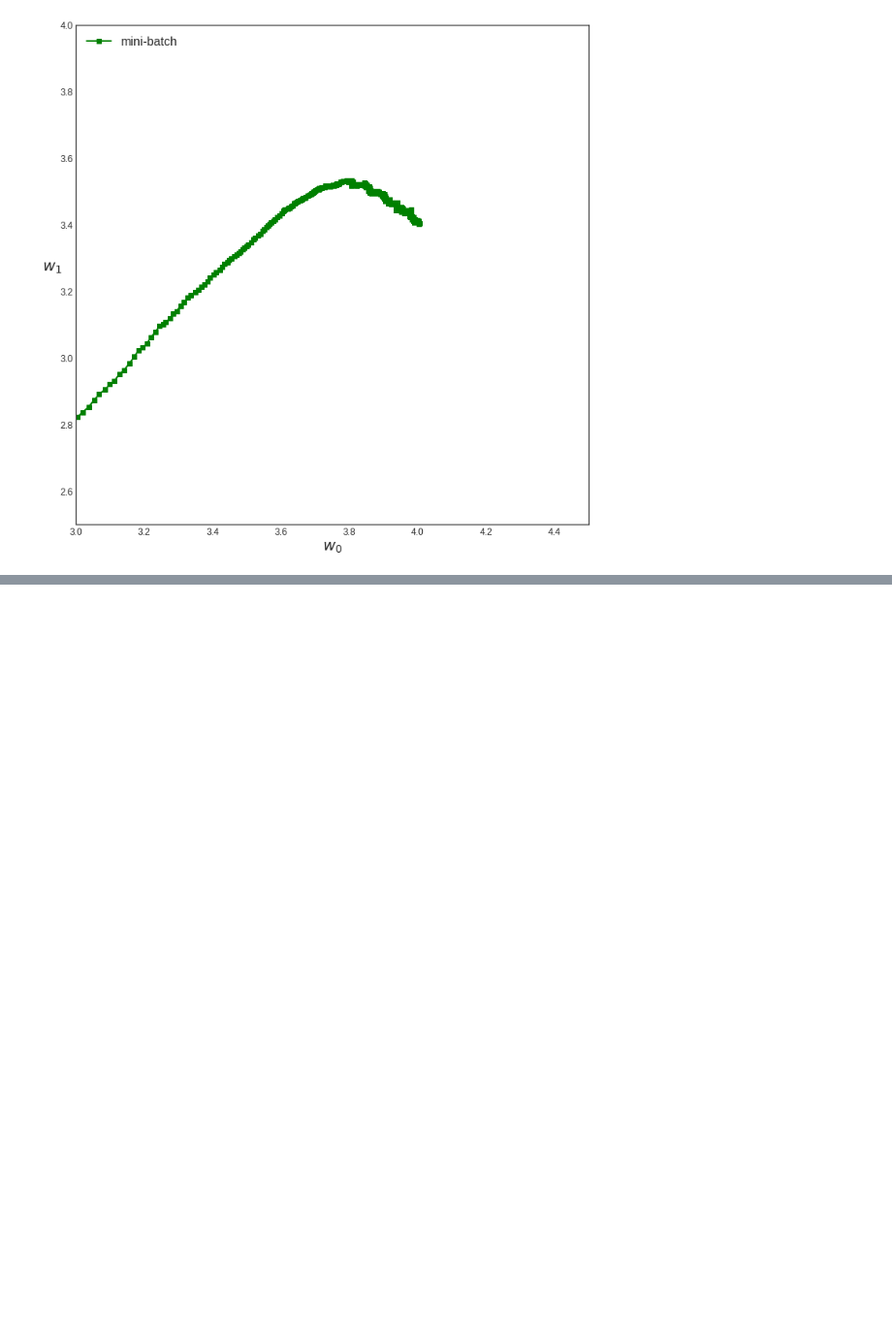
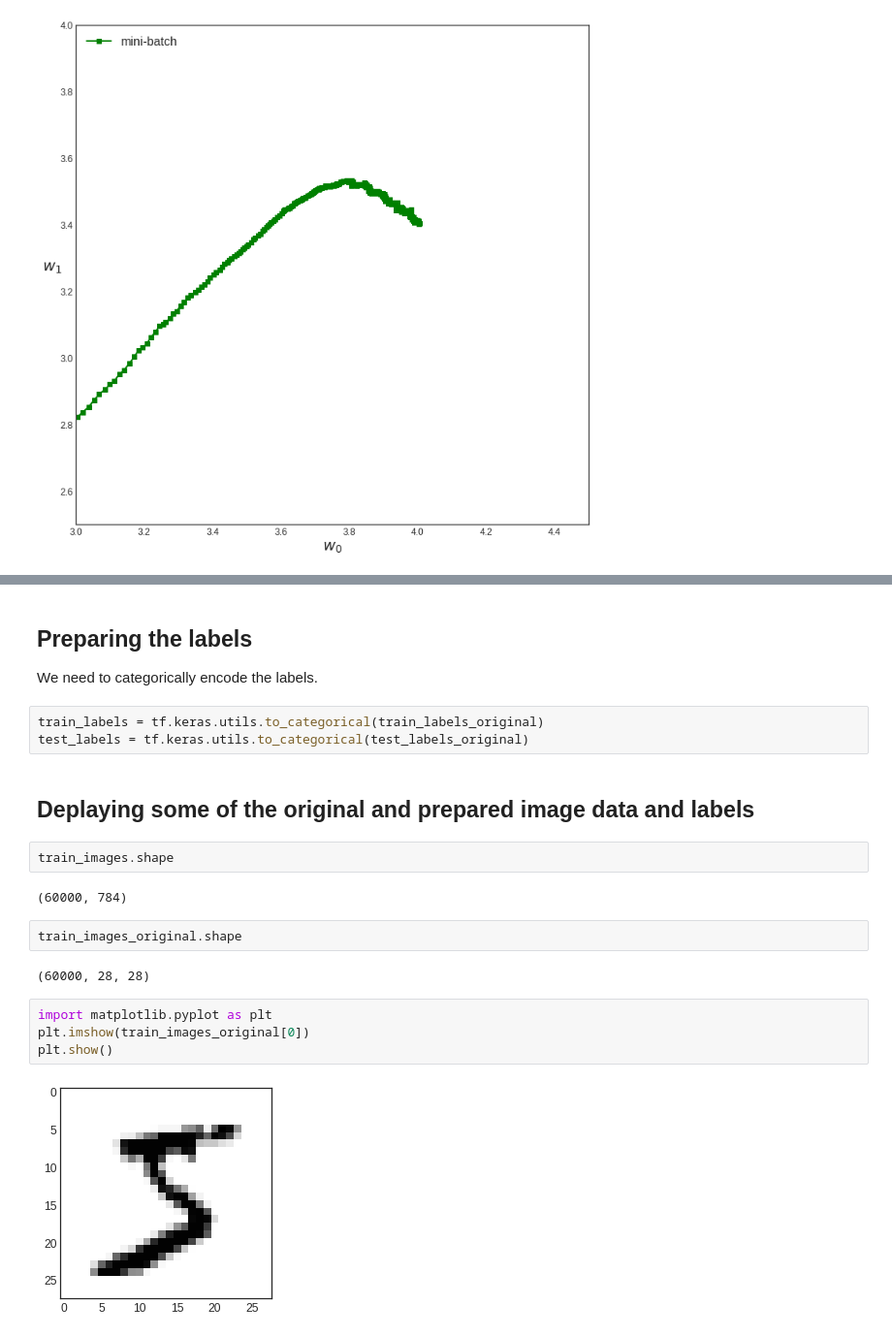
Before and after one commit to c-bujari/CAP4630, a Jupyter notebook: HW_2/HW_2.ipynb, the cells around one changed output, grey strips where cells are left out. Shown: that part at 97% size. Saved outputs shown, nothing was run; the diff lists cells and outputs as text; blank space fills up the shorter version.

```diff
--- a/HW_2/HW_2.ipynb
+++ b/HW_2/HW_2.ipynb
@@ -277,0 +290,23 @@ Downloading data from https://storage.googleapis.com/tensorflow/tf-keras-dataset
+# %% [markdown]
+## Preparing the labels
+
+We need to categorically encode the labels.
+# %%
+train_labels = tf.keras.utils.to_categorical(train_labels_original)
+test_labels = tf.keras.utils.to_categorical(test_labels_original)
+# %% [markdown]
+## Deplaying some of the original and prepared image data and labels
+# %%
+train_images.shape
+# %% [output]
+(60000, 784)
+# %%
+train_images_original.shape
+# %% [output]
+(60000, 28, 28)
+# %%
+import matplotlib.pyplot as plt
+plt.imshow(train_images_original[0])
+plt.show()
+# %% [output]
+[figure, added]
```
Also changed, not shown: parts of 34 cells of this notebook.
